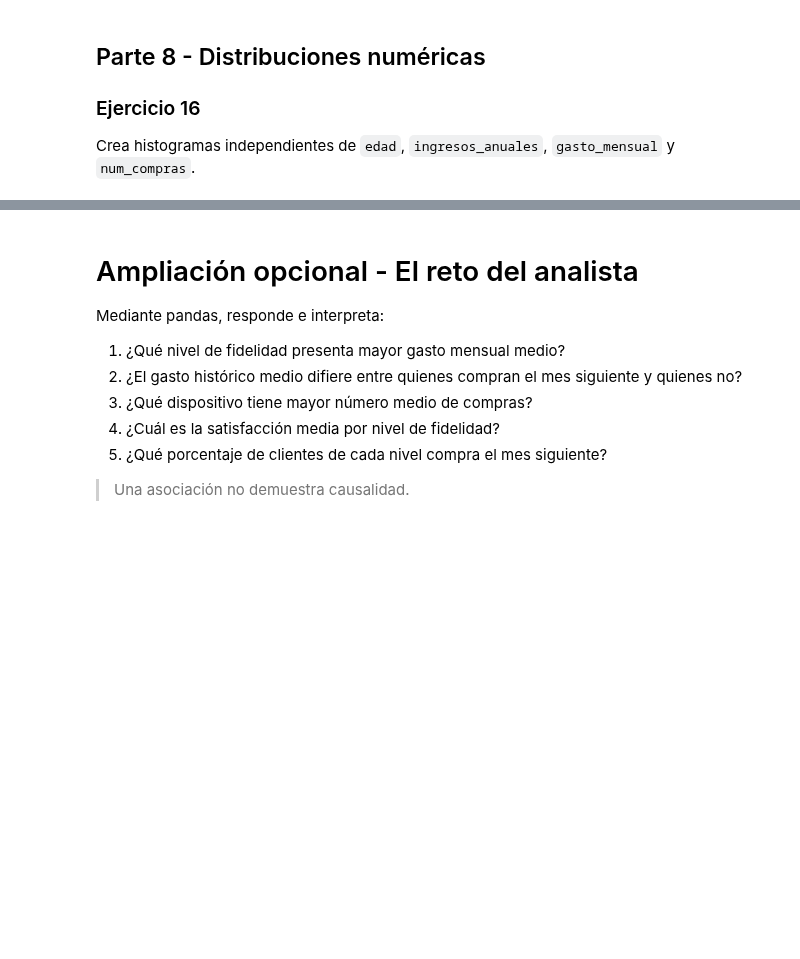
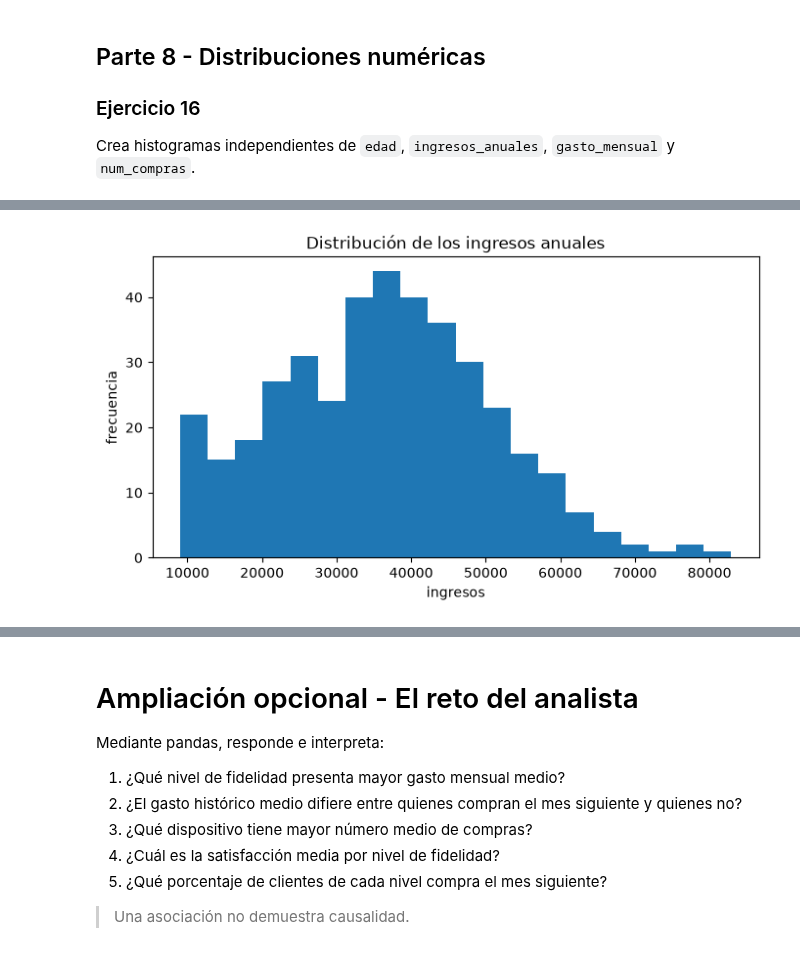
Before and after one commit to mmartinezvaras/s_aprendizaje, a Jupyter notebook: Notebooks S.aprendizaje/UD2/Practica_04.ipynb, the cells around one changed output, grey strips where cells are left out. Cells and saved outputs as stored; diff of their text form; code cells hidden in the pictures; blank space fills up the shorter version.

```diff
--- a/Notebooks S.aprendizaje/UD2/Practica_04.ipynb
+++ b/Notebooks S.aprendizaje/UD2/Practica_04.ipynb
@@ -358,0 +439,10 @@ Crea histogramas independientes de `edad`, `ingresos_anuales`, `gasto_mensual` y
+# %%
+# TODO: histograma de ingresos_anuales
+plt.figure(figsize=(8,4))
+plt.hist(df["ingresos_anuales"], bins=20)
+plt.title("Distribución de los ingresos anuales")
+plt.xlabel("ingresos")
+plt.ylabel("frecuencia")
+plt.show()
+# %% [output]
+[figure, added]
```
Also changed, not shown: parts of 38 cells of this notebook.
